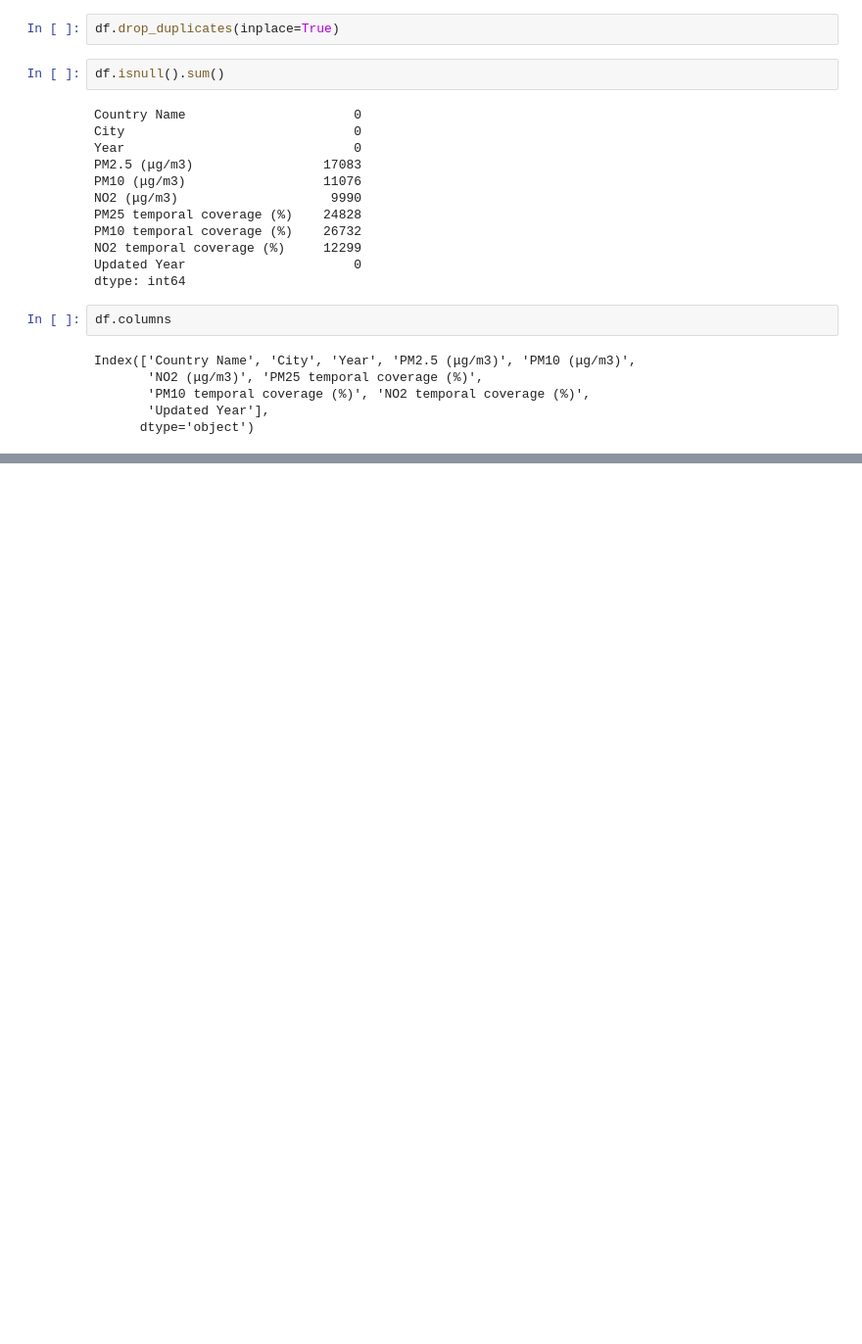
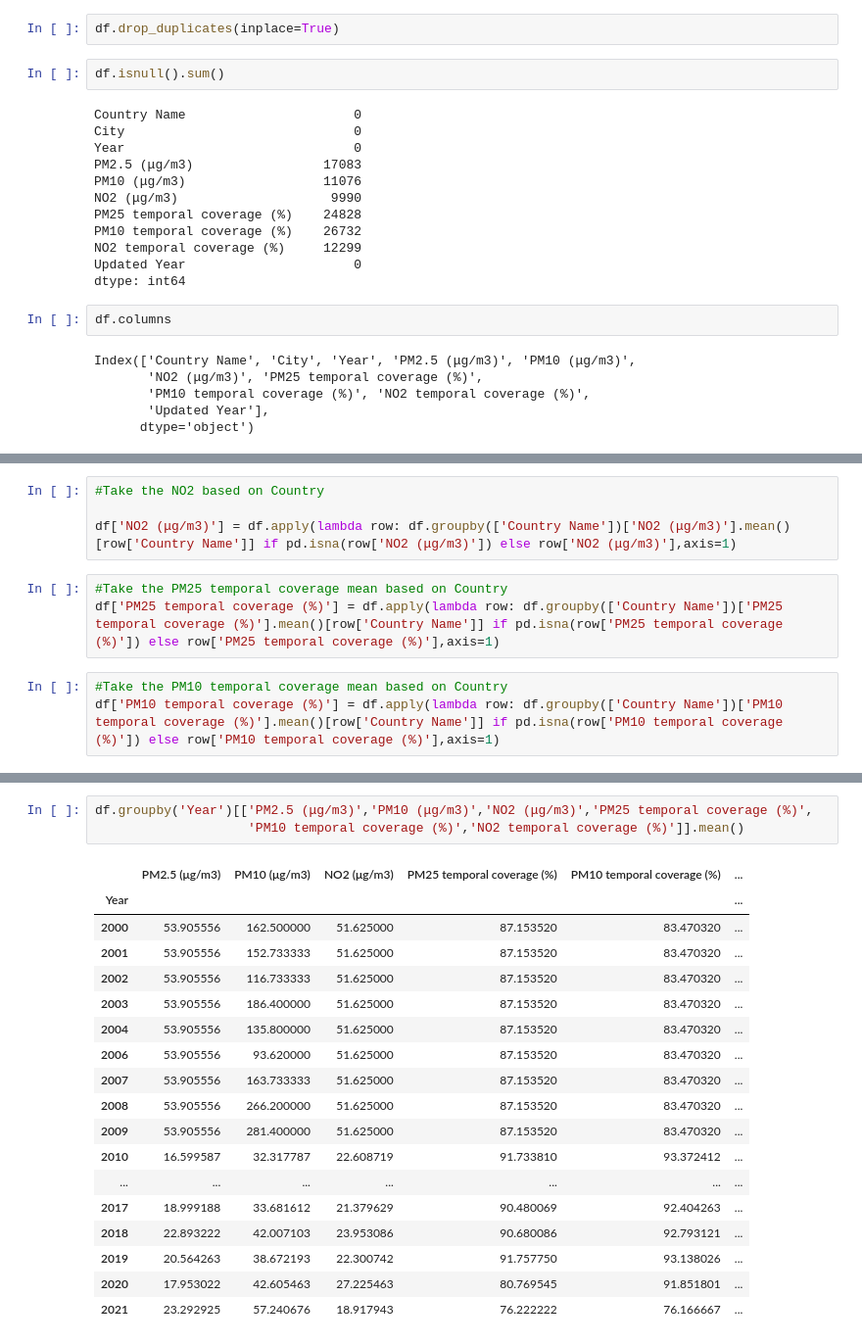
Before and after one commit to AgustinCdeCelis/Air-Quality, a Jupyter notebook: analisis.ipynb, the cells around one changed output, grey strips where cells are left out. Shown at 98% size. Drawn from its saved outputs; the diff is of its cells as text; blank space fills up the shorter version.

```diff
--- a/analisis.ipynb
+++ b/analisis.ipynb
@@ -95,0 +225,10 @@ Index(['Country Name', 'City', 'Year', 'PM2.5 (μg/m3)', 'PM10 (μg/m3)',
+# %%
+#Take the NO2 based on Country
+
+df['NO2 (μg/m3)'] = df.apply(lambda row: df.groupby(['Country Name'])['NO2 (μg/m3)'].mean()[row['Country Name']] if pd.isna(row['NO2 (μg/m3)']) else row['NO2 (μg/m3)'],axis=1)
+# %%
+#Take the PM25 temporal coverage mean based on Country
+df['PM25 temporal coverage (%)'] = df.apply(lambda row: df.groupby(['Country Name'])['PM25 temporal coverage (%)'].mean()[row['Country Name']] if pd.isna(row['PM25 temporal coverage (%)']) else row['PM25 temporal coverage (%)'],axis=1)
+# %%
+#Take the PM10 temporal coverage mean based on Country
+df['PM10 temporal coverage (%)'] = df.apply(lambda row: df.groupby(['Country Name'])['PM10 temporal coverage (%)'].mean()[row['Country Name']] if pd.isna(row['PM10 temporal coverage (%)']) else row['PM10 temporal coverage (%)'],axis=1)
@@ -95,0 +253,22 @@ Index(['Country Name', 'City', 'Year', 'PM2.5 (μg/m3)', 'PM10 (μg/m3)',
+# %%
+df.groupby('Year')[['PM2.5 (μg/m3)','PM10 (μg/m3)','NO2 (μg/m3)','PM25 temporal coverage (%)',
+                    'PM10 temporal coverage (%)','NO2 temporal coverage (%)']].mean()
+# %% [output]
+|  | PM2.5 (μg/m3) | PM10 (μg/m3) | NO2 (μg/m3) | PM25 temporal coverage (%) | PM10 temporal coverage (%) | ... |
+| Year |  |  |  |  |  | ... |
+| 2000 | 53.905556 | 162.500000 | 51.625000 | 87.153520 | 83.470320 | ... |
+| 2001 | 53.905556 | 152.733333 | 51.625000 | 87.153520 | 83.470320 | ... |
+| 2002 | 53.905556 | 116.733333 | 51.625000 | 87.153520 | 83.470320 | ... |
+| 2003 | 53.905556 | 186.400000 | 51.625000 | 87.153520 | 83.470320 | ... |
+| 2004 | 53.905556 | 135.800000 | 51.625000 | 87.153520 | 83.470320 | ... |
+| 2006 | 53.905556 | 93.620000 | 51.625000 | 87.153520 | 83.470320 | ... |
+| 2007 | 53.905556 | 163.733333 | 51.625000 | 87.153520 | 83.470320 | ... |
+| 2008 | 53.905556 | 266.200000 | 51.625000 | 87.153520 | 83.470320 | ... |
+| 2009 | 53.905556 | 281.400000 | 51.625000 | 87.153520 | 83.470320 | ... |
+| 2010 | 16.599587 | 32.317787 | 22.608719 | 91.733810 | 93.372412 | ... |
+| ... | ... | ... | ... | ... | ... | ... |
+| 2017 | 18.999188 | 33.681612 | 21.379629 | 90.480069 | 92.404263 | ... |
+| 2018 | 22.893222 | 42.007103 | 23.953086 | 90.680086 | 92.793121 | ... |
+| 2019 | 20.564263 | 38.672193 | 22.300742 | 91.757750 | 93.138026 | ... |
+| 2020 | 17.953022 | 42.605463 | 27.225463 | 80.769545 | 91.851801 | ... |
+| 2021 | 23.292925 | 57.240676 | 18.917943 | 76.222222 | 76.166667 | ... |
```
Also changed, not shown: parts of 41 cells of this notebook.
